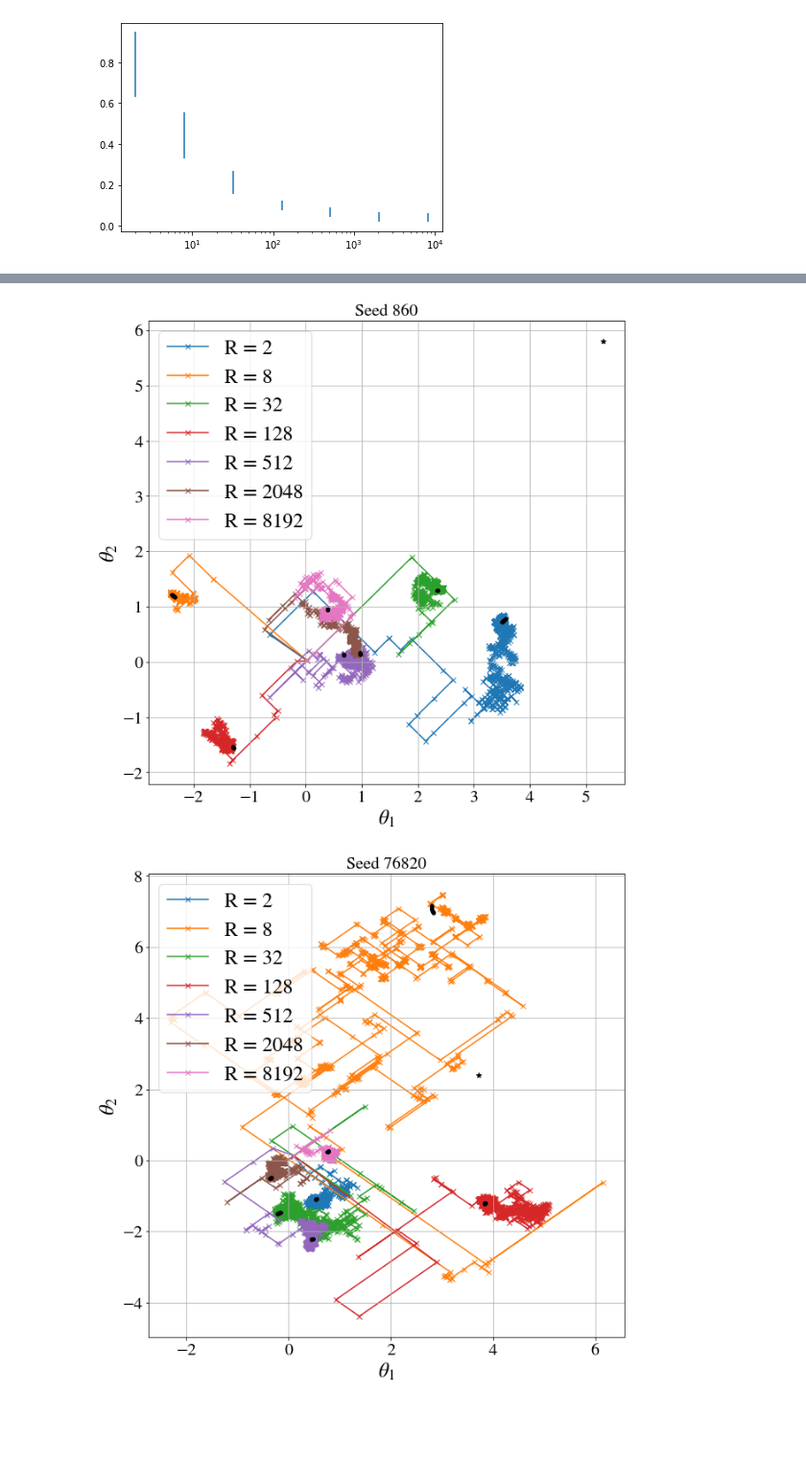
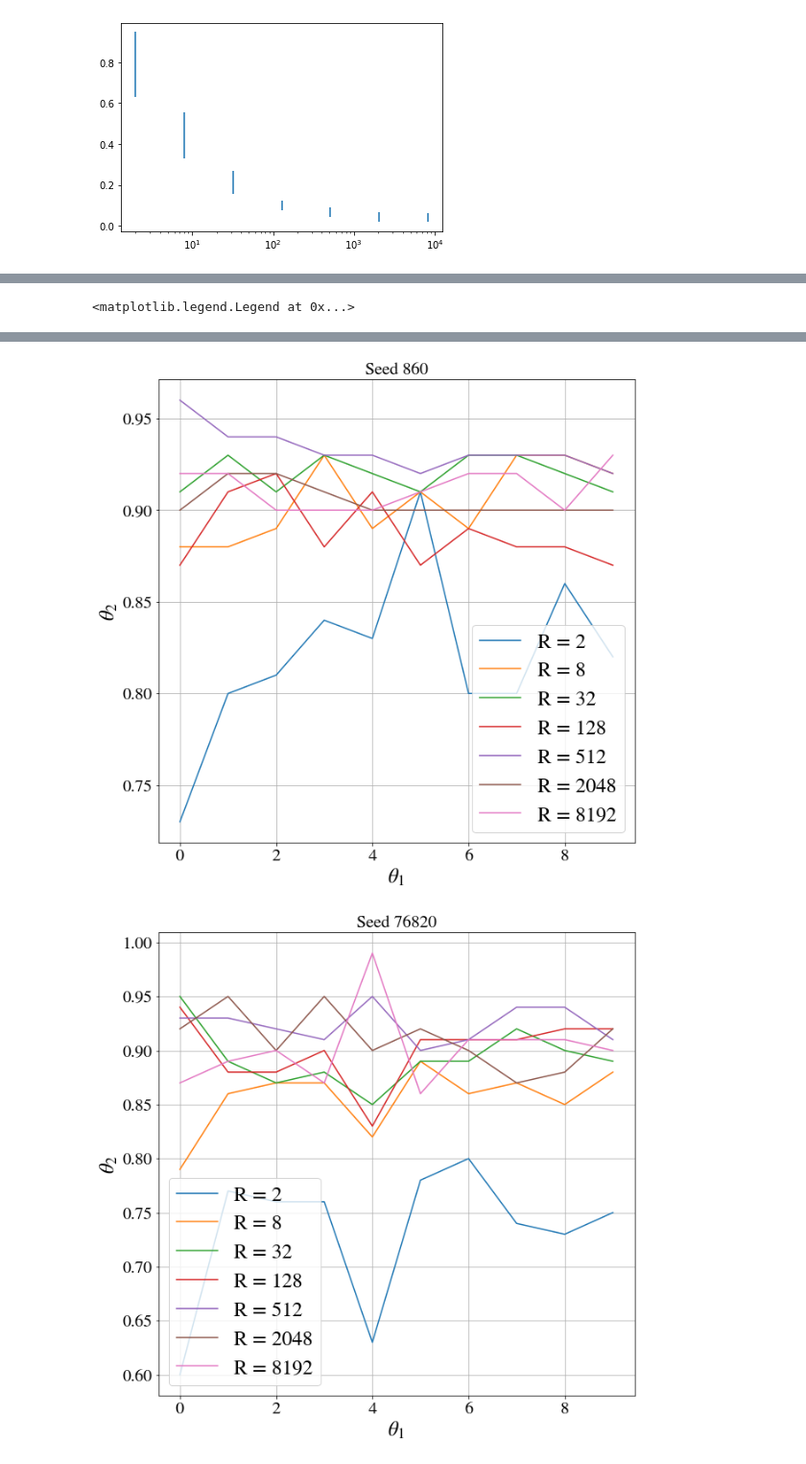
Before and after one commit to gentinettagian/complexity_of_qsvms, a Jupyter notebook: approx_qsvm/more_plots.ipynb, the cells around one changed output, grey strips where cells are left out. Shown at 96% size. Drawn from its saved outputs; the diff is of its cells as text; code cells hidden in the pictures; blank space fills up the shorter version.

```diff
--- a/approx_qsvm/more_plots.ipynb
+++ b/approx_qsvm/more_plots.ipynb
@@ -37,8 +37,9 @@ colors = [color_0, color_1]
 colors_light = [color_0_light,color_1_light]
 labels = [r'$x \in \mathbb{R}^2, d=8$: ',r'$x \in \mathbb{R}^8, d=16$: ']
 
-for i, pre in enumerate([prefix]):
+for i, pre in enumerate([prefix, prefix2]):
     df = pd.read_csv(f'{pre}spsa_sgd_{sep}.csv')
+    print(df.shape)
     df = df[df['Evaluations'] > 600]
     shots = list(set(df['Shots']))
     means = [np.mean(df['Epsilon'][df['Shots'] == R][:7]) for R in shots]
@@ -152,7 +156,7 @@ def plot_params(file,R,seed):
 # %%
 old_seed = 0
 
-df = pd.read_csv(f'{pre}spsa_sgd_{sep}.csv')
+df = pd.read_csv(f'{prefix2}spsa_sgd_{sep}.csv')
 
 for i,r in df.iterrows():
     s = int(r['Seed'])
@@ -173,11 +177,8 @@ for i,r in df.iterrows():
     file = f'seed_{s}_R_{R}_steps_{steps}_csteps_{c}'
     #plot_pickle(file)
     #convergence_stop(file,R)
-    try:
-        #plot_accuracy(file, R)
-        plot_params(file,R,s)
-    except:
-        a = 2
+    plot_accuracy(file, R)
+
 
 
 
@@ -189 +206,2 @@ No artists with labels found to put in legend.  Note that artists whose label st
+<matplotlib.legend.Legend at 0x...>
 [figure]
@@ -191,2 +209,2 @@ No artists with labels found to put in legend.  Note that artists whose label st
-[figure, old version]
+[figure, new version]
-[figure, old version]
+[figure, new version]
```
Also changed, not shown: parts of 3 cells of this notebook, 54 other files.
